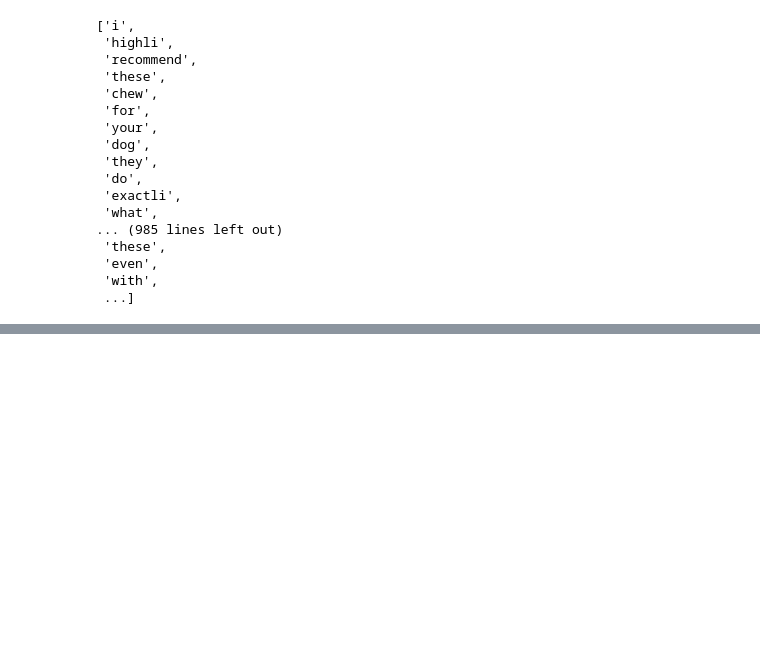
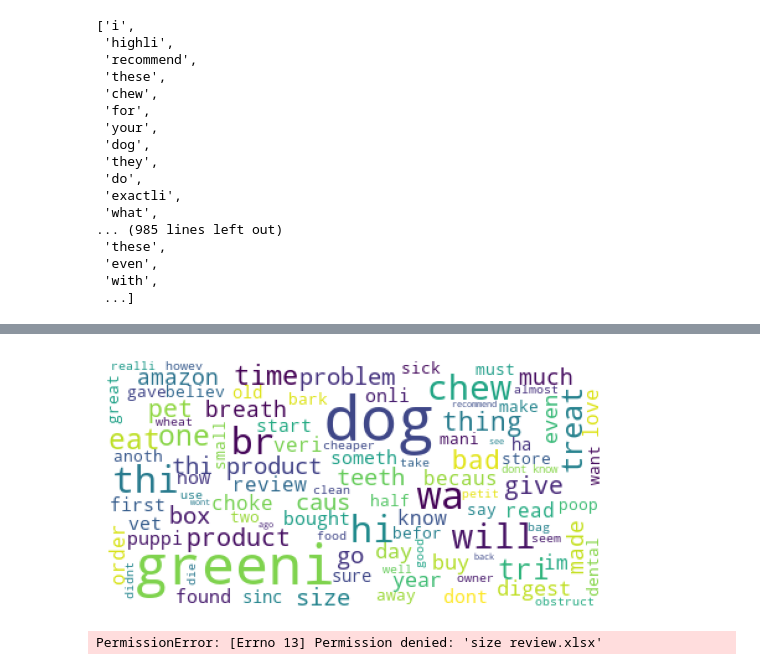
Before and after one commit to fbaezcalderon/fall_2024_quality_characteristics, a Jupyter notebook: quality_characteristics.ipynb, the cells around one changed output, grey strips where cells are left out. Cells and saved outputs as stored; diff of their text form; code cells hidden in the pictures; blank space fills up the shorter version.

```diff
--- a/quality_characteristics.ipynb
+++ b/quality_characteristics.ipynb
@@ -411,0 +461,8 @@ Name: count, dtype: int64
+# %%
+wcloud(neg_reviews)
+# %% [output]
+[figure, added]
+# %%
+product_df[product_df['original_text'].str.contains('size') & (product_df['neg']>product_df['pos'])].to_excel('size review.xlsx')
+# %% [output]
+PermissionError: [Errno 13] Permission denied: 'size review.xlsx'
```
Also changed, not shown: parts of 15 cells of this notebook, 1 other file.
